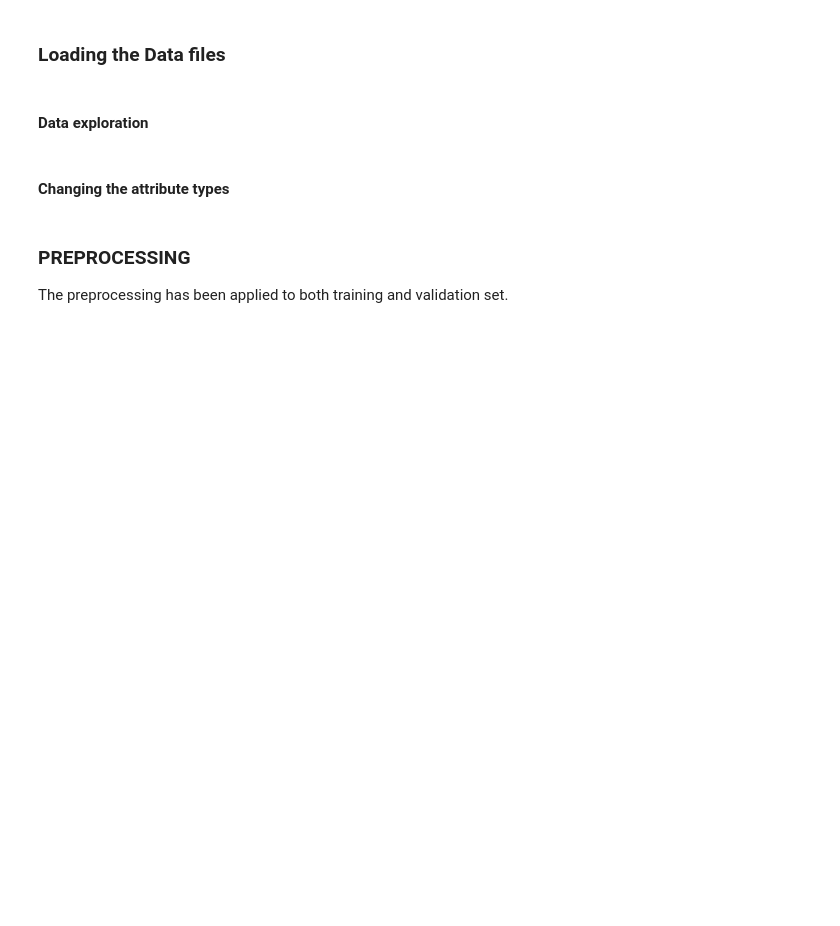
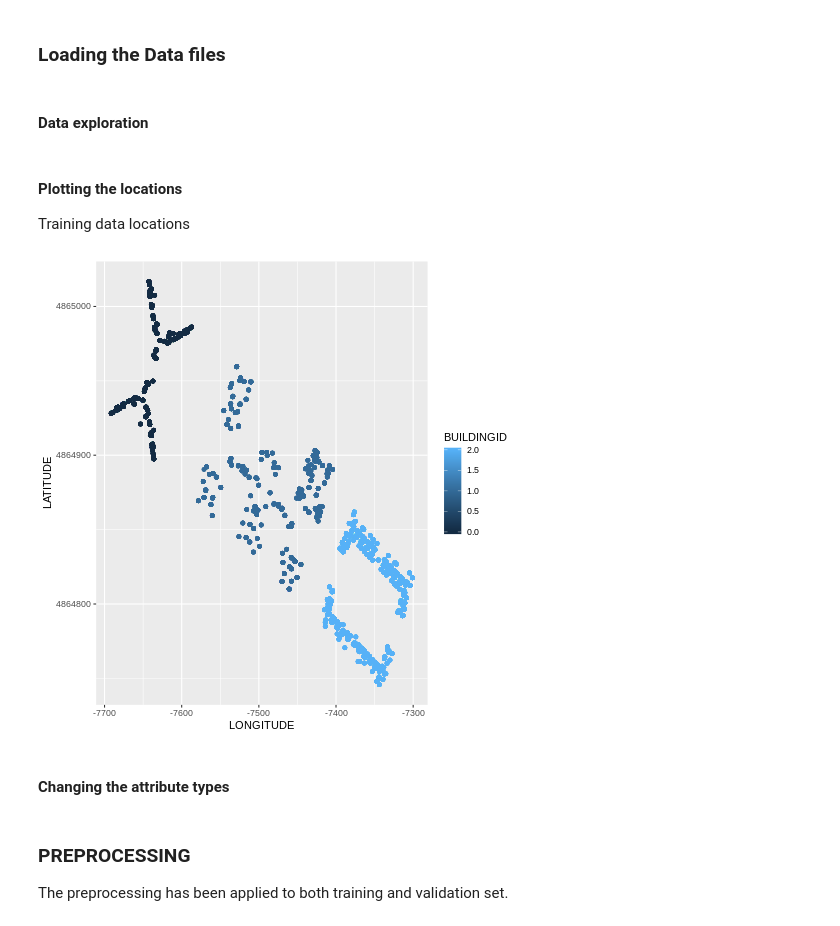
Before and after one commit to Ghazalehz/Wifi-Positioning-System, a Jupyter notebook: Wifi.ipynb, the cells around one changed output. Drawn from its saved outputs; the diff is of its cells as text; code cells hidden in the pictures; blank space fills up the shorter version.

```diff
--- a/Wifi.ipynb
+++ b/Wifi.ipynb
@@ -59,6 +59,17 @@ IndoorVal = read.csv('/content/drive/My Drive/Colab Notebooks/validationData.csv
 summary(IndoorLoc)
 str(IndoorLoc[ncol(IndoorLoc) - 8:ncol(IndoorLoc)])
 str(IndoorVal[ncol(IndoorVal) - 8:ncol(IndoorVal)])
+# %% [markdown]
+#### Plotting the locations
+
+Training data locations
+# %%
+%%R
+LocationPlot <- ggplot(IndoorLoc, aes(x=LONGITUDE, y=LATITUDE,
+				      color = BUILDINGID)) + geom_point()
+LocationPlot
+# %% [output]
+[figure, added]
 # %% [markdown]
 #### Changing the attribute types
 # %%
```
